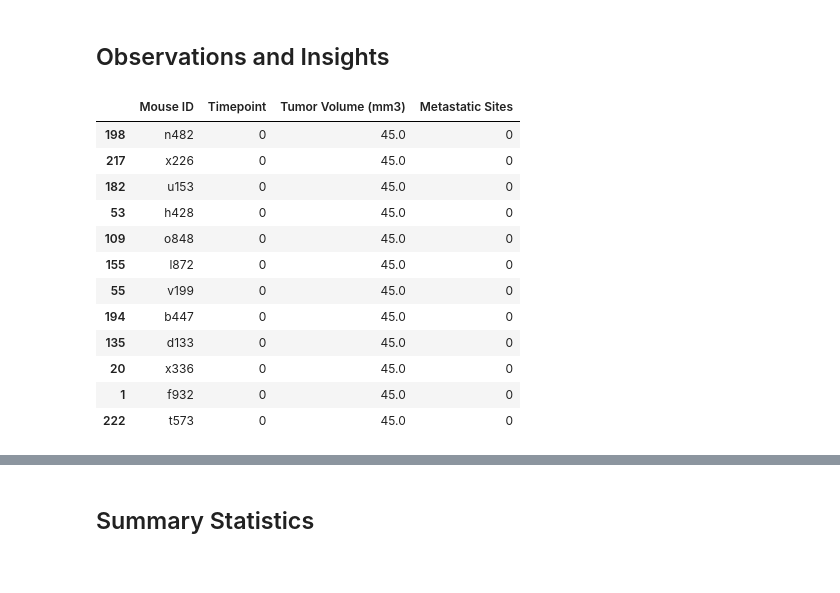
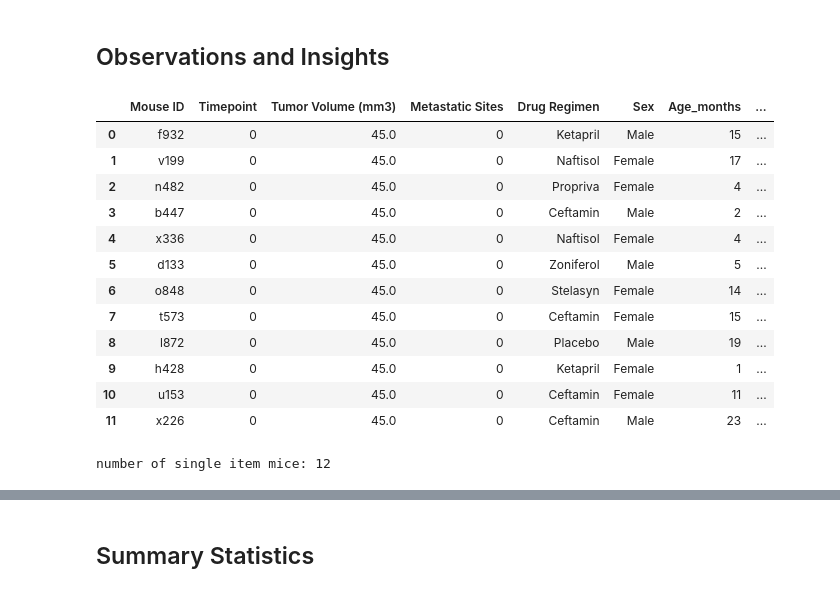
Before and after one commit to da-jam/matplotlib_challenge, a Jupyter notebook: Pymaceuticals/pymaceuticals_starter.ipynb, the cells around one changed output, grey strips where cells are left out. Drawn from its saved outputs; the diff is of its cells as text; code cells hidden in the pictures.

```diff
--- a/Pymaceuticals/pymaceuticals_starter.ipynb
+++ b/Pymaceuticals/pymaceuticals_starter.ipynb
@@ -13,47 +13,53 @@ study_results_path = "data/Study_results.csv"
 # Read the mouse data and the study results
 mouse_metadata = pd.read_csv(mouse_metadata_path)
 study_results = pd.read_csv(study_results_path)
 
 #view data
 #print(mouse_metadata.head())
 #print(study_results.head())
 
 #time data duplicate check
 mouse_multi=[]
 mouse_uniq=[]
 mouse_multi = study_results['Mouse ID'].value_counts()
 #print(mouse_multi)
 
 #select only single item mice
 mouse_single = mouse_multi.isin(["1"])
 mouse_uniq=mouse_multi[mouse_single]
 mouse_uniq=mouse_uniq.index
-#print(mouse_uniq[11])
+#print(mouse_uniq)
 
 study_uniq1 = pd.DataFrame(columns=["Mouse ID","Timepoint","Tumor Volume (mm3)","Metastatic Sites"])
 for mouse in mouse_uniq:
     study_uniq = study_results[study_results['Mouse ID'].str.contains(mouse)]
     study_uniq1=study_uniq1.append(study_uniq)
     #print(study_uniq)
 
-study_uniq1
+#study_uniq1
 
 #Combine the data into a single dataset
+single_time_merge = study_uniq1.merge(mouse_metadata, on='Mouse ID', how='inner')
 
 # Display the data table for preview
+single_time_merge
 # %% [output]
-|  | Mouse ID | Timepoint | Tumor Volume (mm3) | Metastatic Sites |
-| 198 | n482 | 0 | 45.0 | 0 |
-| 217 | x226 | 0 | 45.0 | 0 |
-| 182 | u153 | 0 | 45.0 | 0 |
-| 53 | h428 | 0 | 45.0 | 0 |
-| 109 | o848 | 0 | 45.0 | 0 |
-| 155 | l872 | 0 | 45.0 | 0 |
-| 55 | v199 | 0 | 45.0 | 0 |
-| 194 | b447 | 0 | 45.0 | 0 |
-| 135 | d133 | 0 | 45.0 | 0 |
-| 20 | x336 | 0 | 45.0 | 0 |
-| 1 | f932 | 0 | 45.0 | 0 |
-| 222 | t573 | 0 | 45.0 | 0 |
+|  | Mouse ID | Timepoint | Tumor Volume (mm3) | Metastatic Sites | Drug Regimen | Sex | Age_months | ... |
+| 0 | f932 | 0 | 45.0 | 0 | Ketapril | Male | 15 | ... |
+| 1 | v199 | 0 | 45.0 | 0 | Naftisol | Female | 17 | ... |
+| 2 | n482 | 0 | 45.0 | 0 | Propriva | Female | 4 | ... |
+| 3 | b447 | 0 | 45.0 | 0 | Ceftamin | Male | 2 | ... |
+| 4 | x336 | 0 | 45.0 | 0 | Naftisol | Female | 4 | ... |
+| 5 | d133 | 0 | 45.0 | 0 | Zoniferol | Male | 5 | ... |
+| 6 | o848 | 0 | 45.0 | 0 | Stelasyn | Female | 14 | ... |
+| 7 | t573 | 0 | 45.0 | 0 | Ceftamin | Female | 15 | ... |
+| 8 | l872 | 0 | 45.0 | 0 | Placebo | Male | 19 | ... |
+| 9 | h428 | 0 | 45.0 | 0 | Ketapril | Female | 1 | ... |
+| 10 | u153 | 0 | 45.0 | 0 | Ceftamin | Female | 11 | ... |
+| 11 | x226 | 0 | 45.0 | 0 | Ceftamin | Male | 23 | ... |
 # %%
 # Checking the number of mice.
+num_uniq=len(mouse_uniq)
+print(f"number of single item mice: {num_uniq}")
+# %% [output]
+number of single item mice: 12
```
Also changed, not shown: parts of 7 cells of this notebook.
